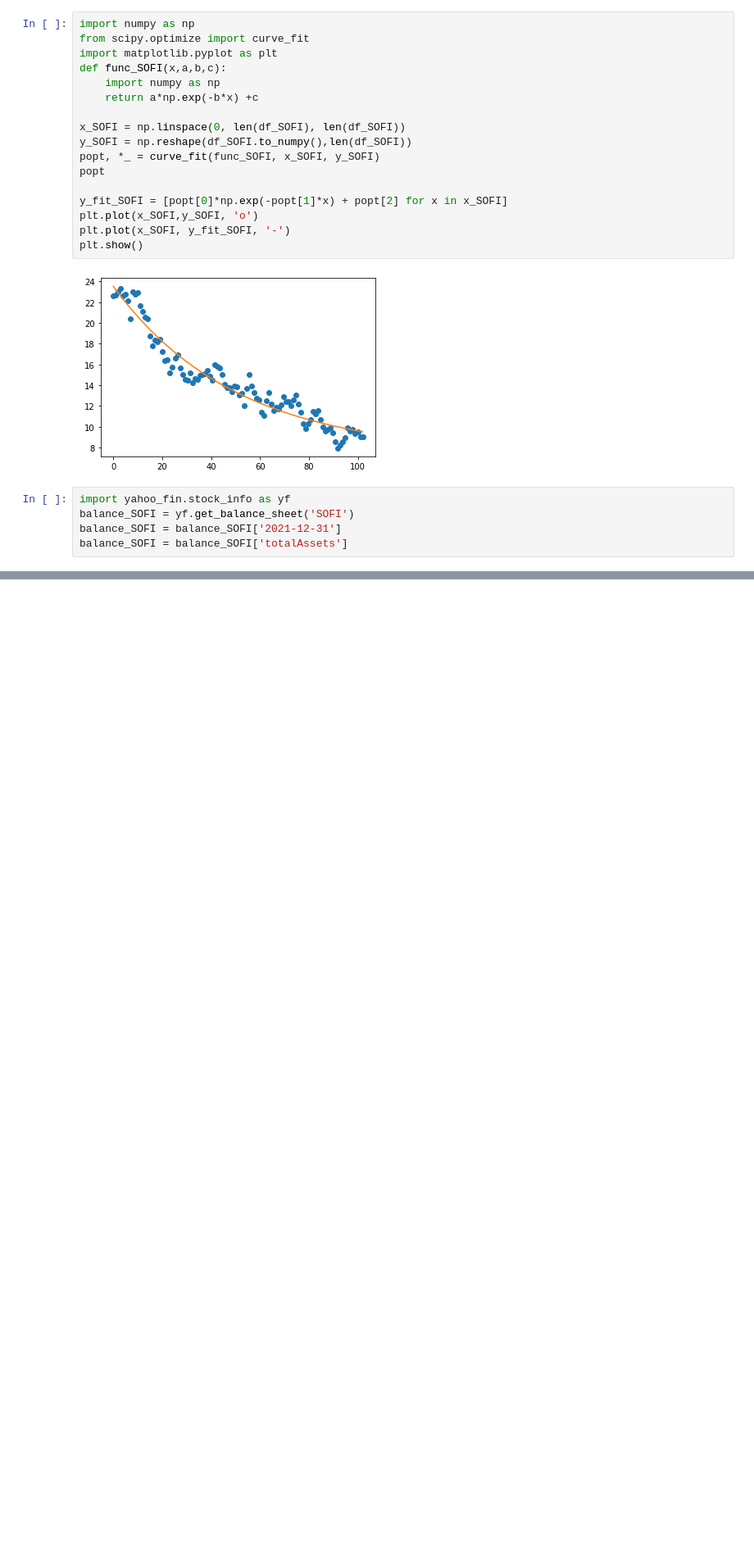
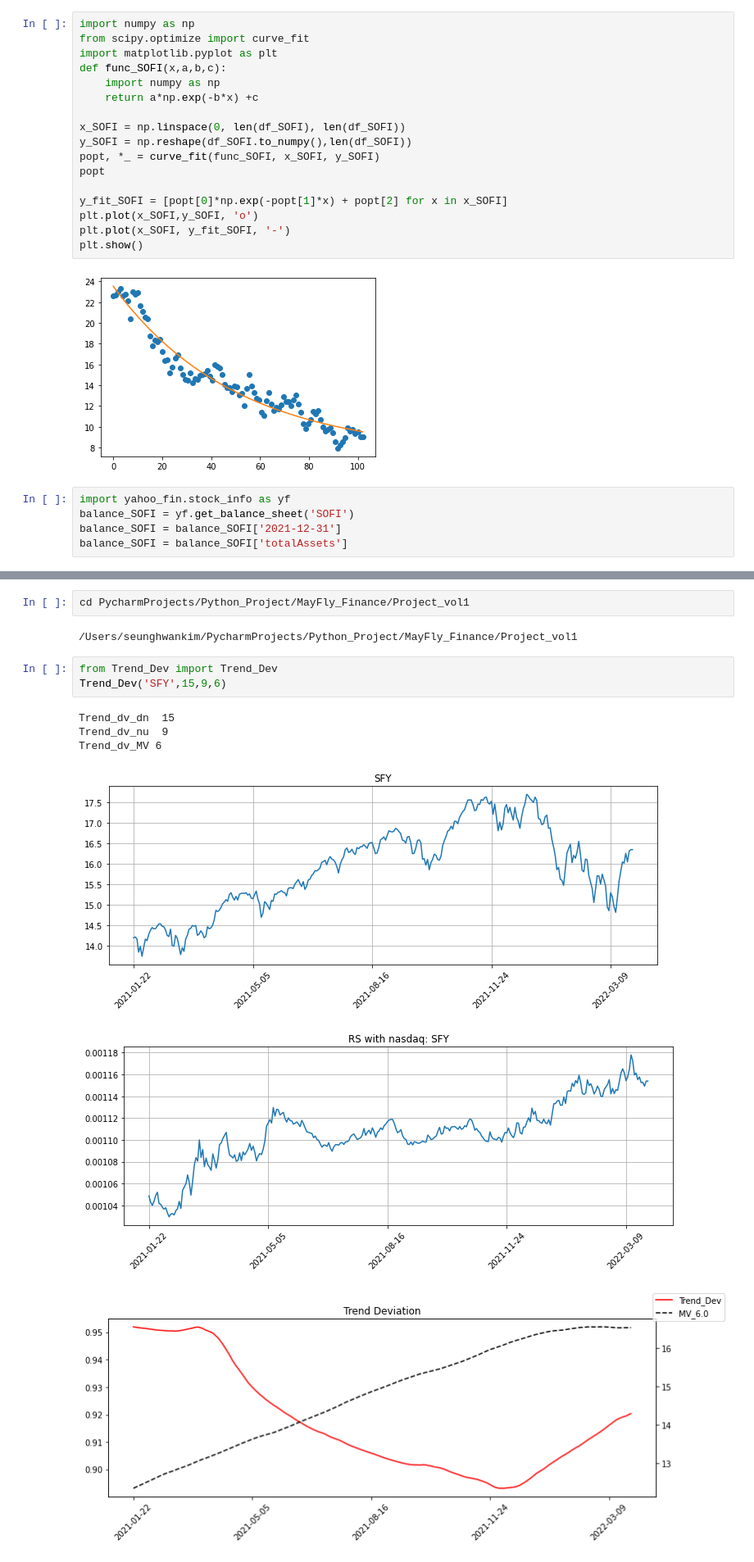
Before and after one commit to MayFly961127/Python_Project, a Jupyter notebook: JupyterNote/DataAnaly/NoteBooks/Notebooks3.ipynb, the cells around one changed output, grey strips where cells are left out. Shown at 82% size. Drawn from its saved outputs; the diff is of its cells as text; blank space fills up the shorter version.

```diff
--- a/JupyterNote/DataAnaly/NoteBooks/Notebooks3.ipynb
+++ b/JupyterNote/DataAnaly/NoteBooks/Notebooks3.ipynb
@@ -108,0 +194,14 @@ balance_SOFI
+# %%
+cd PycharmProjects/Python_Project/MayFly_Finance/Project_vol1
+# %% [output]
+/Users/seunghwankim/PycharmProjects/Python_Project/MayFly_Finance/Project_vol1
+# %%
+from Trend_Dev import Trend_Dev
+Trend_Dev('SFY',15,9,6)
+# %% [output]
+Trend_dv_dn  15
+Trend_dv_nu  9
+Trend_dv_MV 6
+[figure, added]
+[figure, added]
+[figure, added]
```
Also changed, not shown: parts of 9 cells of this notebook, 7 other files.
